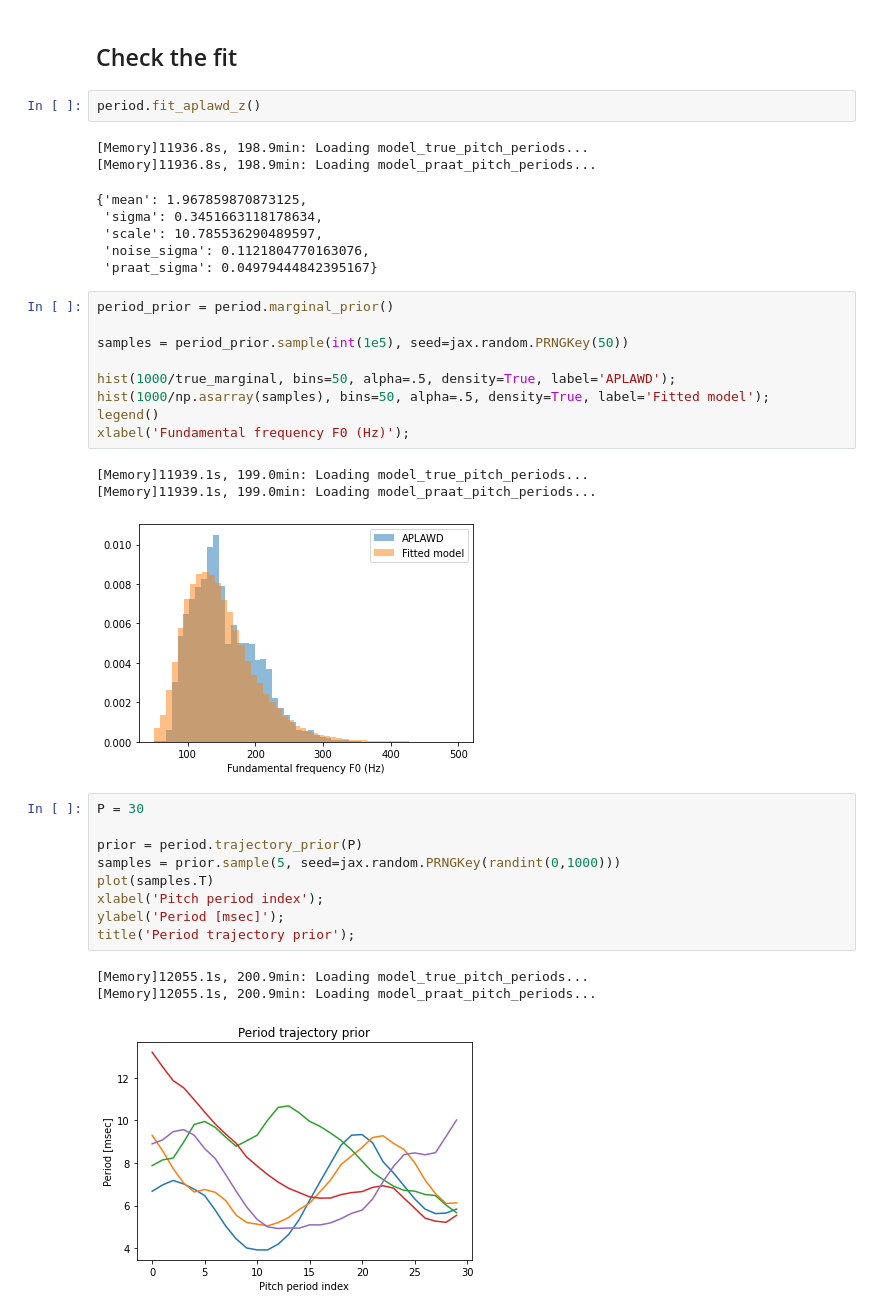
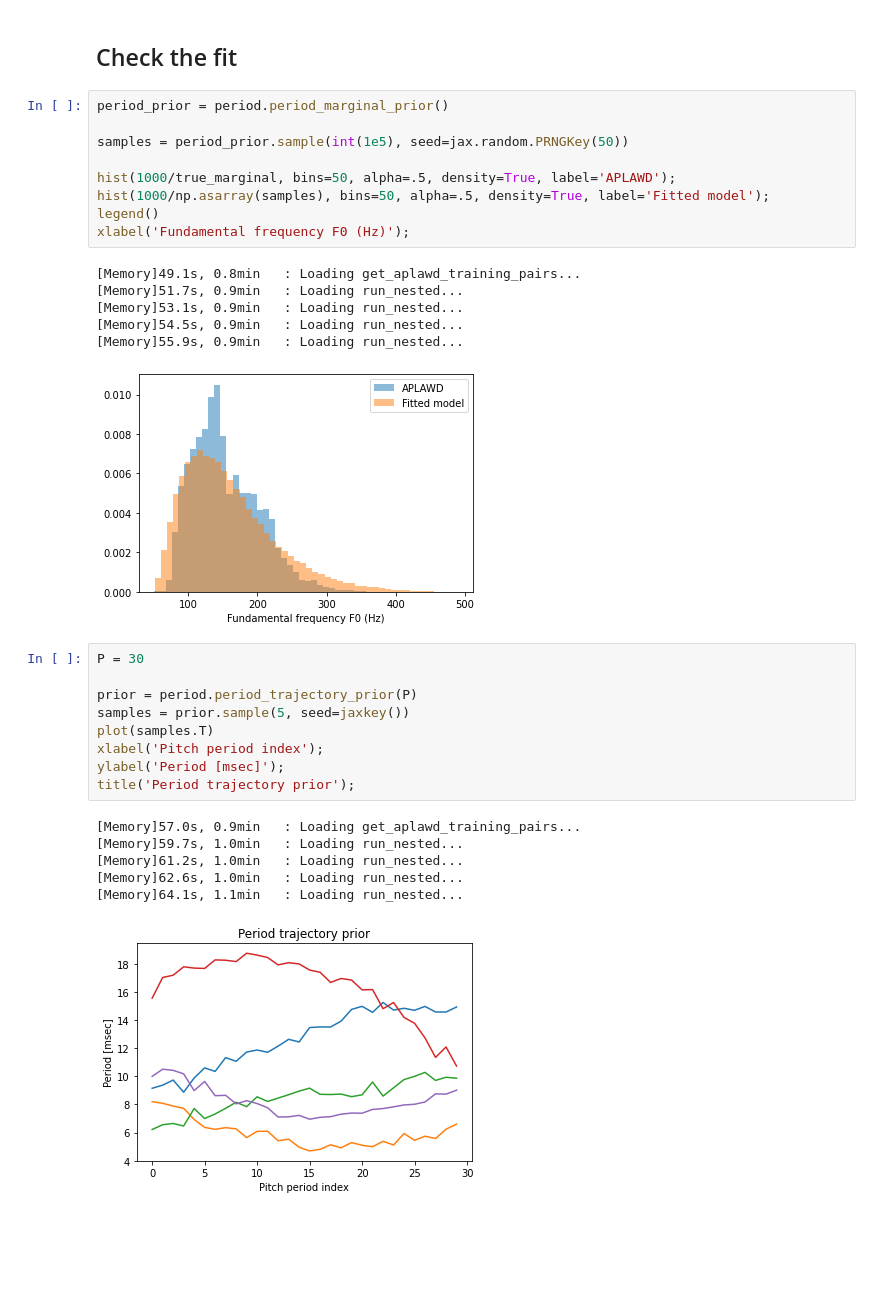
Before and after one commit to mvsoom/thesis-py, a Jupyter notebook: dgf/prior/period.ipynb, the cells around one changed output. Drawn from its saved outputs; the diff is of its cells as text; blank space fills up the shorter version.

Commit message:
Finish work on the period prior

```diff
--- a/dgf/prior/period.ipynb
+++ b/dgf/prior/period.ipynb
@@ -345,17 +413,7 @@ praat_sigma [(0.025, 0.04970567556164484), (0.5, 0.04979464170179949), (0.975, 0
 # %% [markdown]
 ## Check the fit
-# %%
-period.fit_aplawd_z()
-# %% [output]
-[Memory]11936.8s, 198.9min: Loading model_true_pitch_periods...
-[Memory]11936.8s, 198.9min: Loading model_praat_pitch_periods...
-{'mean': 1.967859870873125,
- 'sigma': 0.3451663118178634,
- 'scale': 10.785536290489597,
- 'noise_sigma': 0.1121804770163076,
- 'praat_sigma': 0.04979444842395167}
 # %%
-period_prior = period.marginal_prior()
+period_prior = period.period_marginal_prior()
 
 samples = period_prior.sample(int(1e5), seed=jax.random.PRNGKey(50))
 
@@ -364,19 +422,25 @@ hist(1000/np.asarray(samples), bins=50, alpha=.5, density=True, label='Fitted mo
 legend()
 xlabel('Fundamental frequency F0 (Hz)');
 # %% [output]
-[Memory]11939.1s, 199.0min: Loading model_true_pitch_periods...
-[Memory]11939.1s, 199.0min: Loading model_praat_pitch_periods...
+[Memory]49.1s, 0.8min   : Loading get_aplawd_training_pairs...
+[Memory]51.7s, 0.9min   : Loading run_nested...
+[Memory]53.1s, 0.9min   : Loading run_nested...
+[Memory]54.5s, 0.9min   : Loading run_nested...
+[Memory]55.9s, 0.9min   : Loading run_nested...
-[figure, old version]
+[figure, new version]
 # %%
 P = 30
 
-prior = period.trajectory_prior(P)
-samples = prior.sample(5, seed=jax.random.PRNGKey(randint(0,1000)))
+prior = period.period_trajectory_prior(P)
+samples = prior.sample(5, seed=jaxkey())
 plot(samples.T)
 xlabel('Pitch period index');
 ylabel('Period [msec]');
 title('Period trajectory prior');
 # %% [output]
-[Memory]12055.1s, 200.9min: Loading model_true_pitch_periods...
-[Memory]12055.1s, 200.9min: Loading model_praat_pitch_periods...
+[Memory]57.0s, 0.9min   : Loading get_aplawd_training_pairs...
+[Memory]59.7s, 1.0min   : Loading run_nested...
+[Memory]61.2s, 1.0min   : Loading run_nested...
+[Memory]62.6s, 1.0min   : Loading run_nested...
+[Memory]64.1s, 1.1min   : Loading run_nested...
-[figure, old version]
+[figure, new version]
```
Also changed, not shown: parts of 66 cells of this notebook, 6 other files.
